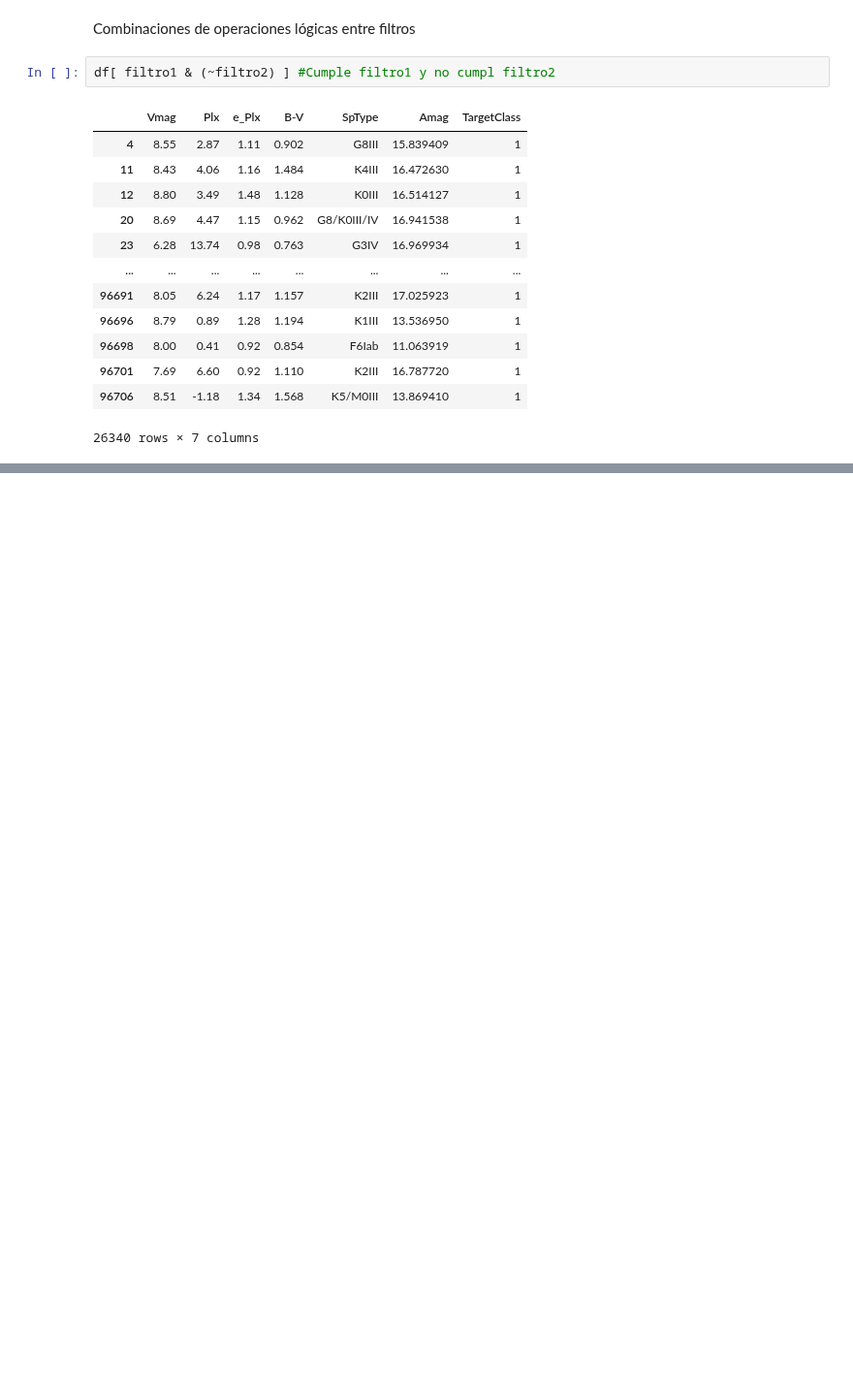
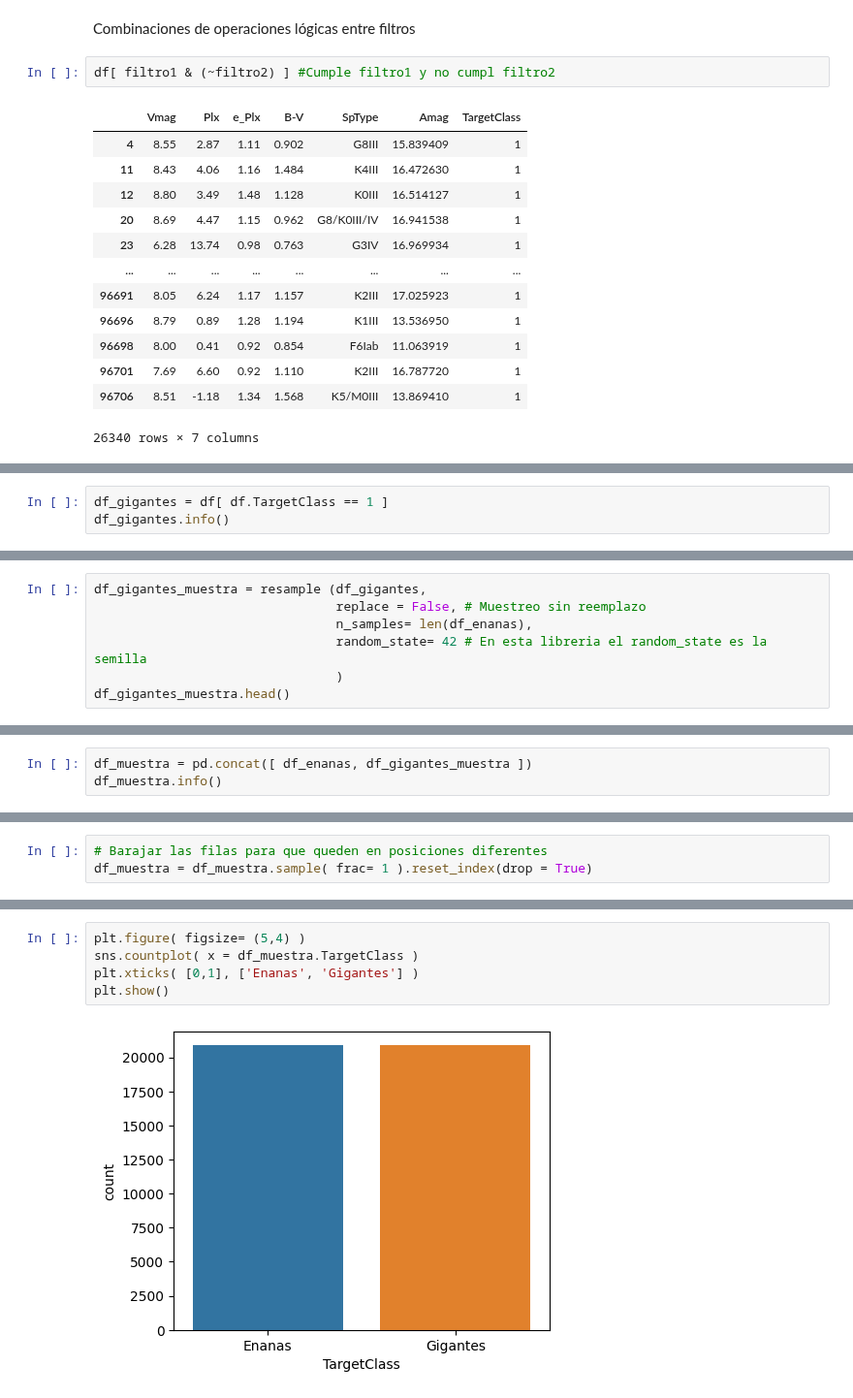
Before and after one commit to JhonZafra/Statistic_Concepts, a Jupyter notebook: SemanaVII/MuestreoDatos.ipynb, the cells around one changed output, grey strips where cells are left out. Shown at 97% size. Saved outputs shown, nothing was run; the diff lists cells and outputs as text; blank space fills up the shorter version.

```diff
--- a/SemanaVII/MuestreoDatos.ipynb
+++ b/SemanaVII/MuestreoDatos.ipynb
@@ -298,0 +331,3 @@ df[ filtro1 & (~filtro2) ] #Cumple filtro1 y no cumpl filtro2
+# %%
+df_gigantes = df[ df.TargetClass == 1 ]
+df_gigantes.info()
@@ -298,0 +369,7 @@ df[ filtro1 & (~filtro2) ] #Cumple filtro1 y no cumpl filtro2
+# %%
+df_gigantes_muestra = resample (df_gigantes,
+                                replace = False, # Muestreo sin reemplazo
+                                n_samples= len(df_enanas),
+                                random_state= 42 # En esta libreria el random_state es la semilla
+                                )
+df_gigantes_muestra.head()
@@ -298,0 +415,3 @@ df[ filtro1 & (~filtro2) ] #Cumple filtro1 y no cumpl filtro2
+# %%
+df_muestra = pd.concat([ df_enanas, df_gigantes_muestra ])
+df_muestra.info()
@@ -298,0 +435,3 @@ df[ filtro1 & (~filtro2) ] #Cumple filtro1 y no cumpl filtro2
+# %%
+# Barajar las filas para que queden en posiciones diferentes
+df_muestra = df_muestra.sample( frac= 1 ).reset_index(drop = True)
@@ -298,0 +461,7 @@ df[ filtro1 & (~filtro2) ] #Cumple filtro1 y no cumpl filtro2
+# %%
+plt.figure( figsize= (5,4) )
+sns.countplot( x = df_muestra.TargetClass )
+plt.xticks( [0,1], ['Enanas', 'Gigantes'] )
+plt.show()
+# %% [output]
+[figure, added]
```
Also changed, not shown: parts of 18 cells of this notebook, 1 other file.
